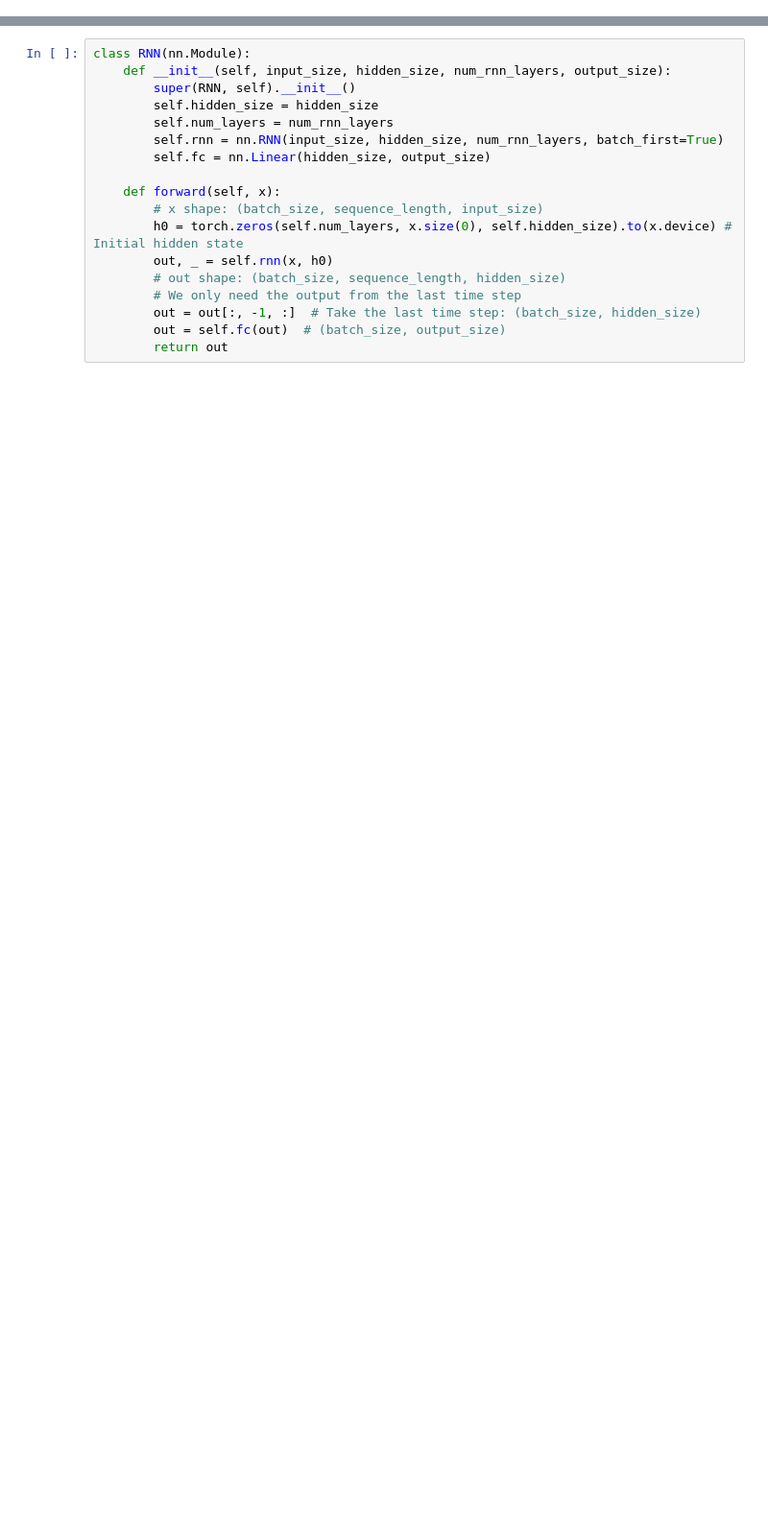
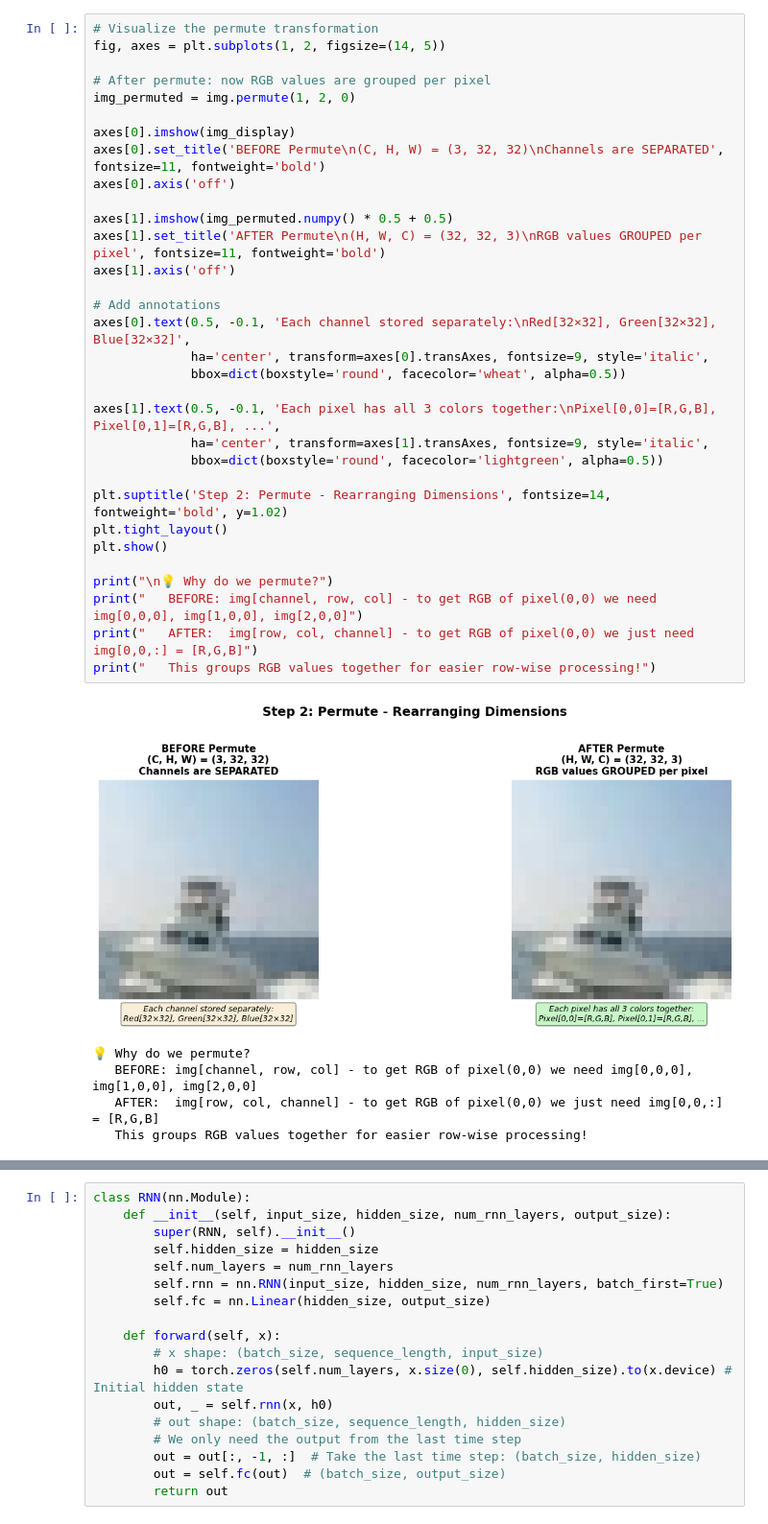
Before and after one commit to isfar12/Deep-Learning, a Jupyter notebook: Pytorch_Mastery/3. Recurrent Neural Network.ipynb, the cells around one changed output, grey strips where cells are left out. Shown: that part at 96% size. Drawn from its saved outputs; the diff is of its cells as text; blank space fills up the shorter version.

```diff
--- a/Pytorch_Mastery/3. Recurrent Neural Network.ipynb
+++ b/Pytorch_Mastery/3. Recurrent Neural Network.ipynb
@@ -574,0 +513,38 @@ The last time step's output contains information from the entire sequence (all p
+# %%
+# Visualize the permute transformation
+fig, axes = plt.subplots(1, 2, figsize=(14, 5))
+
+# After permute: now RGB values are grouped per pixel
+img_permuted = img.permute(1, 2, 0)
+
+axes[0].imshow(img_display)
+axes[0].set_title('BEFORE Permute\n(C, H, W) = (3, 32, 32)\nChannels are SEPARATED', fontsize=11, fontweight='bold')
+axes[0].axis('off')
+
+axes[1].imshow(img_permuted.numpy() * 0.5 + 0.5)
+axes[1].set_title('AFTER Permute\n(H, W, C) = (32, 32, 3)\nRGB values GROUPED per pixel', fontsize=11, fontweight='bold')
+axes[1].axis('off')
+
+# Add annotations
+axes[0].text(0.5, -0.1, 'Each channel stored separately:\nRed[32×32], Green[32×32], Blue[32×32]',
+             ha='center', transform=axes[0].transAxes, fontsize=9, style='italic',
+             bbox=dict(boxstyle='round', facecolor='wheat', alpha=0.5))
+
+axes[1].text(0.5, -0.1, 'Each pixel has all 3 colors together:\nPixel[0,0]=[R,G,B], Pixel[0,1]=[R,G,B], ...',
+             ha='center', transform=axes[1].transAxes, fontsize=9, style='italic',
+             bbox=dict(boxstyle='round', facecolor='lightgreen', alpha=0.5))
+
+plt.suptitle('Step 2: Permute - Rearranging Dimensions', fontsize=14, fontweight='bold', y=1.02)
+plt.tight_layout()
+plt.show()
+
+print("\n💡 Why do we permute?")
+print("   BEFORE: img[channel, row, col] - to get RGB of pixel(0,0) we need img[0,0,0], img[1,0,0], img[2,0,0]")
+print("   AFTER:  img[row, col, channel] - to get RGB of pixel(0,0) we just need img[0,0,:] = [R,G,B]")
+print("   This groups RGB values together for easier row-wise processing!")
+# %% [output]
+[figure, added]
+💡 Why do we permute?
+   BEFORE: img[channel, row, col] - to get RGB of pixel(0,0) we need img[0,0,0], img[1,0,0], img[2,0,0]
+   AFTER:  img[row, col, channel] - to get RGB of pixel(0,0) we just need img[0,0,:] = [R,G,B]
+   This groups RGB values together for easier row-wise processing!
```
Also changed, not shown: parts of 101 cells of this notebook, 1 other file.
